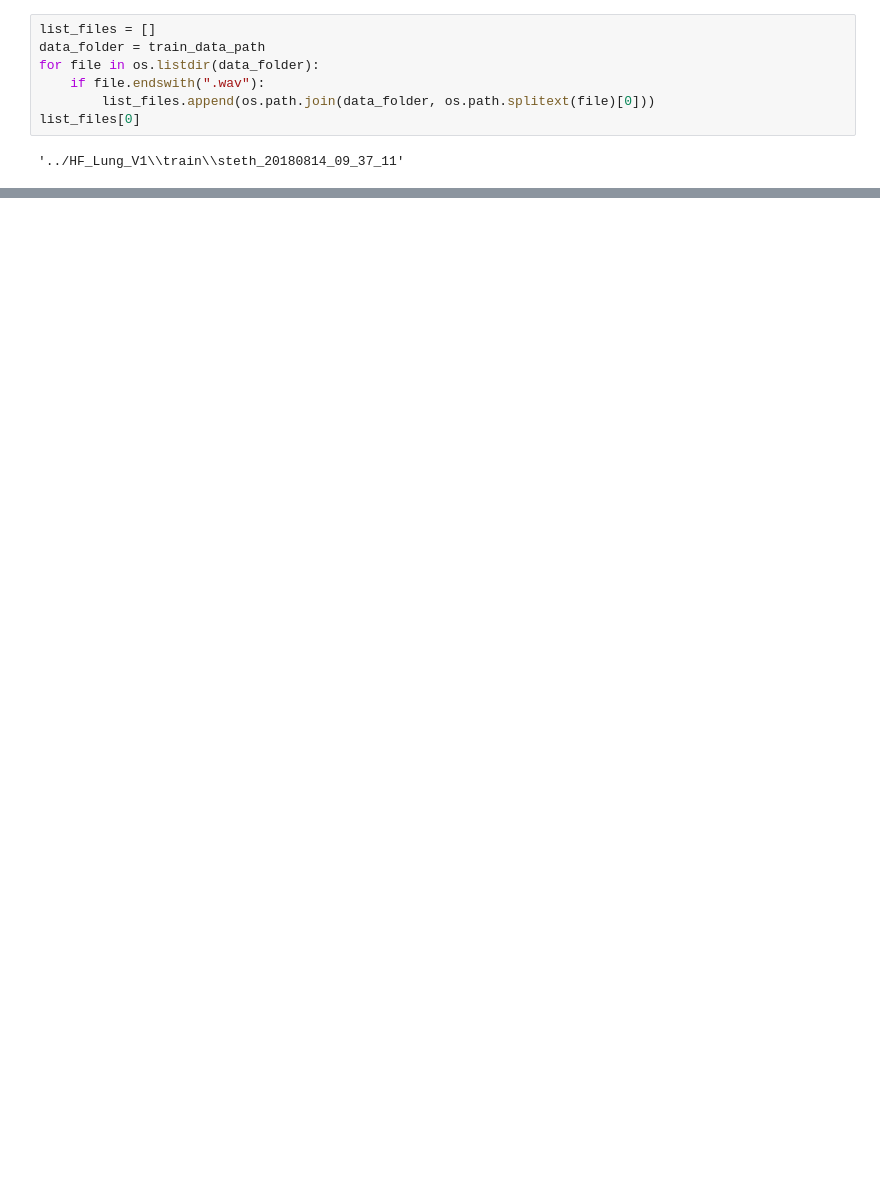
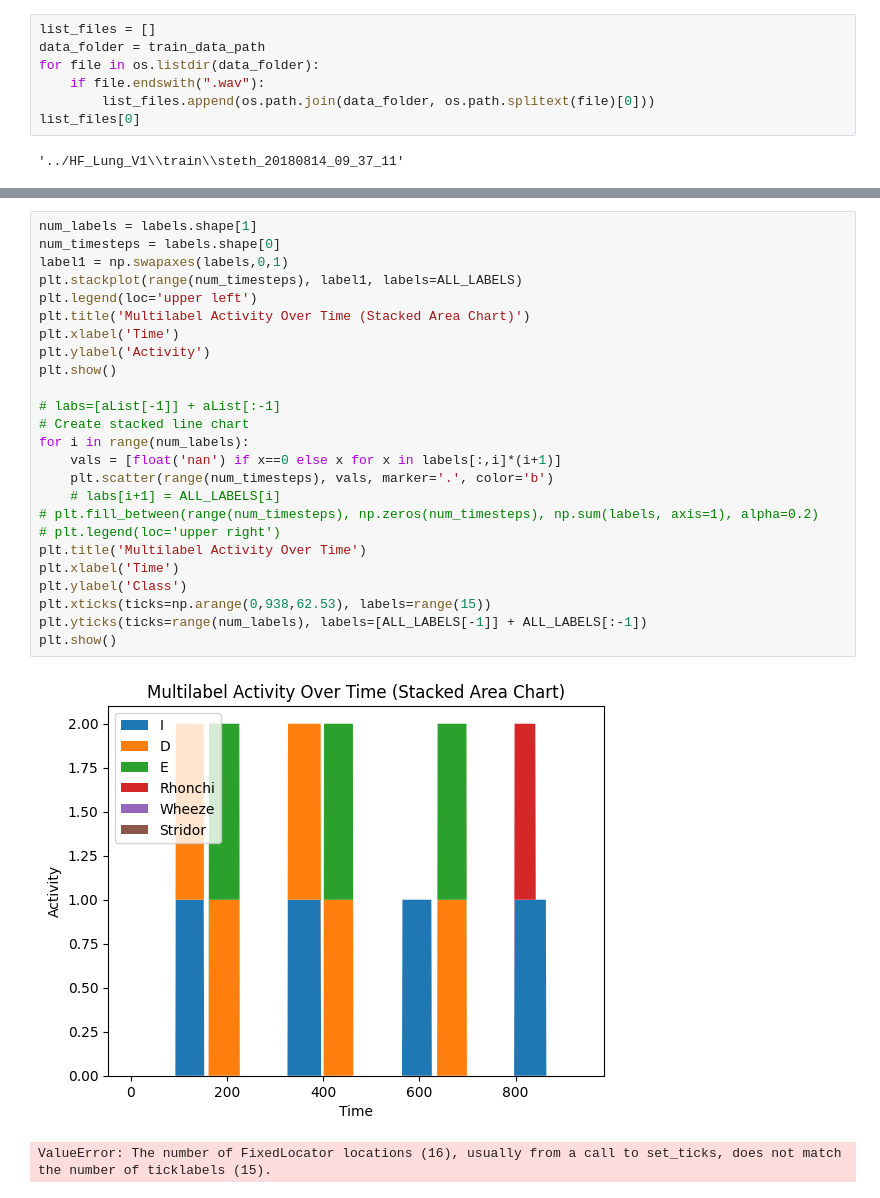
Before and after one commit to Athul041/RespSoundEvents, a Jupyter notebook: data_preprocessing.ipynb, the cells around one changed output, grey strips where cells are left out. Cells and saved outputs as stored; diff of their text form; blank space fills up the shorter version.

```diff
--- a/data_preprocessing.ipynb
+++ b/data_preprocessing.ipynb
@@ -289,0 +794,28 @@ array(['I', 'D', 'E', 'Rhonchi', 'Wheeze', 'Stridor'], dtype=object)
+# %%
+num_labels = labels.shape[1]
+num_timesteps = labels.shape[0]
+label1 = np.swapaxes(labels,0,1)
+plt.stackplot(range(num_timesteps), label1, labels=ALL_LABELS)
+plt.legend(loc='upper left')
+plt.title('Multilabel Activity Over Time (Stacked Area Chart)')
+plt.xlabel('Time')
+plt.ylabel('Activity')
+plt.show()
+
+# labs=[aList[-1]] + aList[:-1]
+# Create stacked line chart
+for i in range(num_labels):
+    vals = [float('nan') if x==0 else x for x in labels[:,i]*(i+1)]
+    plt.scatter(range(num_timesteps), vals, marker='.', color='b')
+    # labs[i+1] = ALL_LABELS[i]
+# plt.fill_between(range(num_timesteps), np.zeros(num_timesteps), np.sum(labels, axis=1), alpha=0.2)
+# plt.legend(loc='upper right')
+plt.title('Multilabel Activity Over Time')
+plt.xlabel('Time')
+plt.ylabel('Class')
+plt.xticks(ticks=np.arange(0,938,62.53), labels=range(15))
+plt.yticks(ticks=range(num_labels), labels=[ALL_LABELS[-1]] + ALL_LABELS[:-1])
+plt.show()
+# %% [output]
+[figure, added]
+ValueError: The number of FixedLocator locations (16), usually from a call to set_ticks, does not match the number of ticklabels (15).
```
Also changed, not shown: parts of 35 cells of this notebook, 2 other files.
